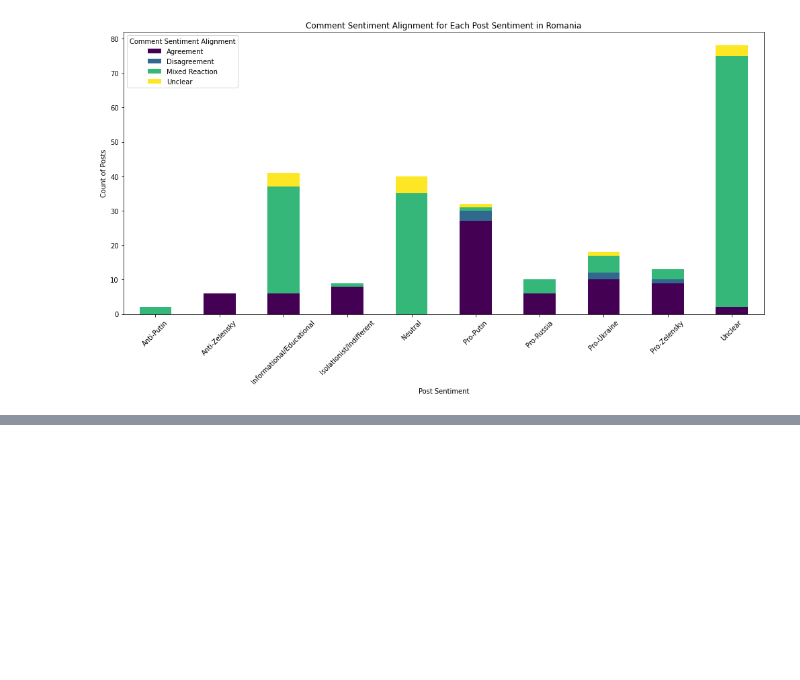
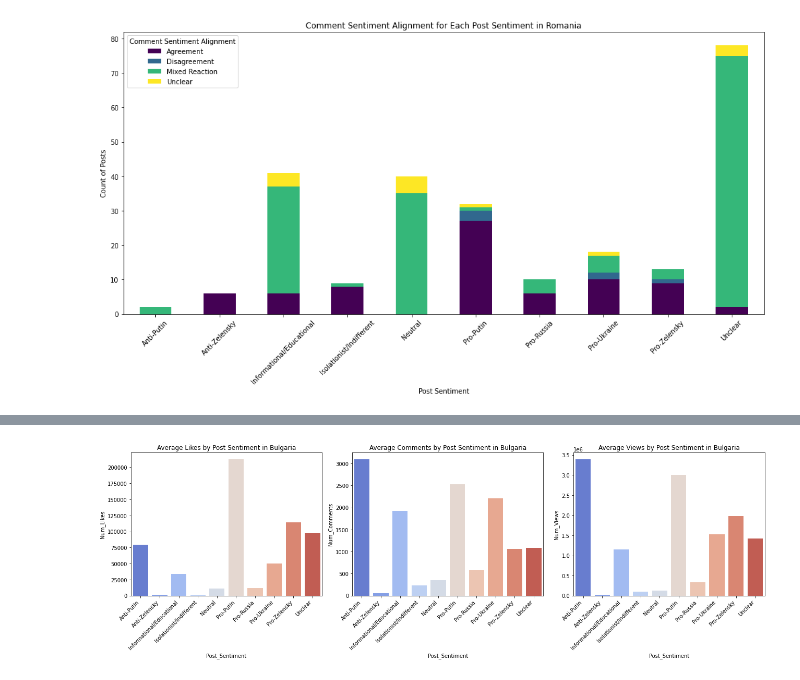
Before and after one commit to Qrypt1c/ECS252, a Jupyter notebook: prelim_dataset_analysis.ipynb, the cells around one changed output, grey strips where cells are left out. Cells and saved outputs as stored; diff of their text form; code cells hidden in the pictures; blank space fills up the shorter version.

```diff
--- a/prelim_dataset_analysis.ipynb
+++ b/prelim_dataset_analysis.ipynb
@@ -269,0 +325,37 @@ process_and_visualize_sentiment_alignment(poland_df, "Poland")
+# %%
+import matplotlib.pyplot as plt
+import seaborn as sns
+
+def engagement_vs_sentiment(df, country_name):
+    """
+    Analyze and visualize the relationship between post engagement (likes, comments, views)
+    and post sentiment.
+
+    Parameters:
+    - df: DataFrame containing the posts' data, including engagement metrics and sentiment.
+    - country_name: The name of the country for labeling purposes in the visualization.
+    """
+    # Step 1: Aggregate Engagement Metrics by Sentiment
+    engagement_agg = df.groupby('Post_Sentiment')[['Num_Likes', 'Num_Comments', 'Num_Views']].mean().reset_index()
+
+    # Step 2: Visualization
+    fig, axs = plt.subplots(1, 3, figsize=(18, 6))
+
+    sns.barplot(x='Post_Sentiment', y='Num_Likes', data=engagement_agg, ax=axs[0], palette='coolwarm')
+    axs[0].set_title(f'Average Likes by Post Sentiment in {country_name}')
+    axs[0].set_xticklabels(axs[0].get_xticklabels(), rotation=45, ha="right")
+
+    sns.barplot(x='Post_Sentiment', y='Num_Comments', data=engagement_agg, ax=axs[1], palette='coolwarm')
+    axs[1].set_title(f'Average Comments by Post Sentiment in {country_name}')
+    axs[1].set_xticklabels(axs[1].get_xticklabels(), rotation=45, ha="right")
+
+    sns.barplot(x='Post_Sentiment', y='Num_Views', data=engagement_agg, ax=axs[2], palette='coolwarm')
+    axs[2].set_title(f'Average Views by Post Sentiment in {country_name}')
+    axs[2].set_xticklabels(axs[2].get_xticklabels(), rotation=45, ha="right")
+
+    plt.tight_layout()
+    plt.show()
+# %%
+engagement_vs_sentiment(bulgarian_df, 'Bulgaria')
+# %% [output]
+[figure, added]
```
Also changed, not shown: parts of 17 cells of this notebook, 1 other file.
